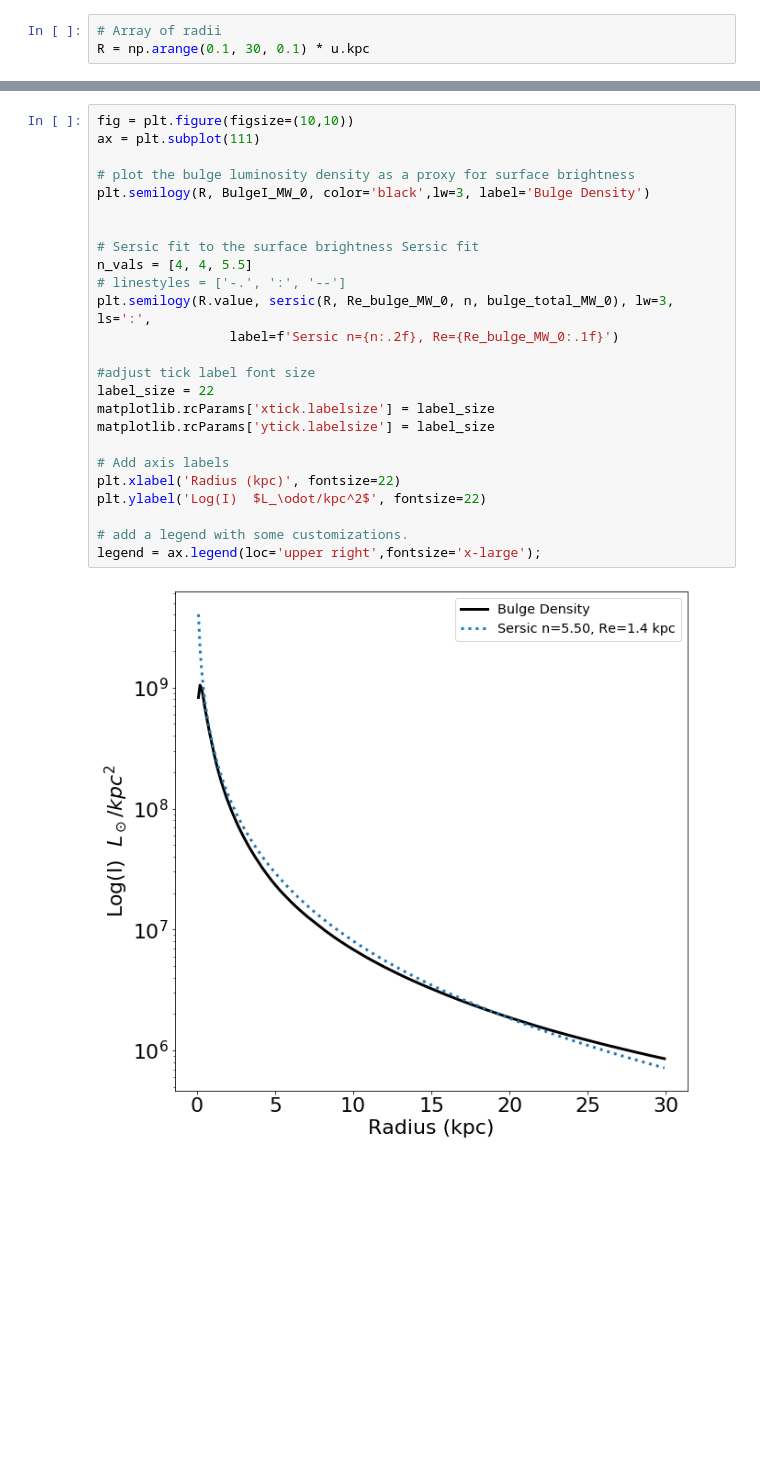
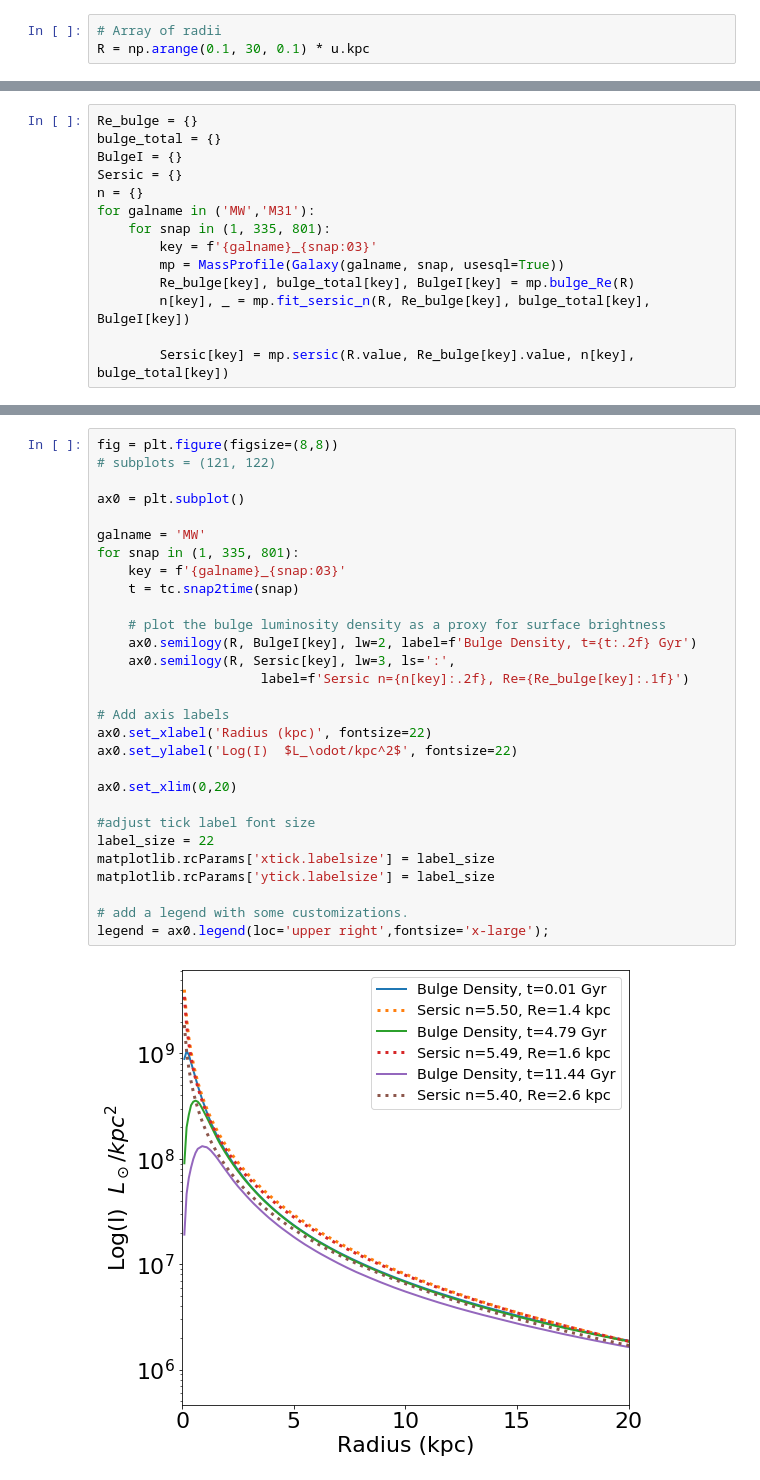
Before and after one commit to colinleach/400B_Leach, a Jupyter notebook: Project/notebooks/sersic.ipynb, the cells around one changed output, grey strips where cells are left out. Cells and saved outputs as stored; diff of their text form; blank space fills up the shorter version.

Commit message:
added code and report bit on bulges

```diff
--- a/Project/notebooks/sersic.ipynb
+++ b/Project/notebooks/sersic.ipynb
@@ -45,0 +124,14 @@ MW 0
+# %%
+Re_bulge = {}
+bulge_total = {}
+BulgeI = {}
+Sersic = {}
+n = {}
+for galname in ('MW','M31'):
+    for snap in (1, 335, 801):
+        key = f'{galname}_{snap:03}'
+        mp = MassProfile(Galaxy(galname, snap, usesql=True))
+        Re_bulge[key], bulge_total[key], BulgeI[key] = mp.bulge_Re(R)
+        n[key], _ = mp.fit_sersic_n(R, Re_bulge[key], bulge_total[key], BulgeI[key])
+
+        Sersic[key] = mp.sersic(R.value, Re_bulge[key].value, n[key], bulge_total[key])
@@ -46,27 +140,31 @@ MW 0
 # %%
-fig = plt.figure(figsize=(10,10))
-ax = plt.subplot(111)
+fig = plt.figure(figsize=(8,8))
+# subplots = (121, 122)
 
-# plot the bulge luminosity density as a proxy for surface brightness
-plt.semilogy(R, BulgeI_MW_0, color='black',lw=3, label='Bulge Density')
+ax0 = plt.subplot()
 
+galname = 'MW'
+for snap in (1, 335, 801):
+    key = f'{galname}_{snap:03}'
+    t = tc.snap2time(snap)
 
-# Sersic fit to the surface brightness Sersic fit
-n_vals = [4, 4, 5.5]
-# linestyles = ['-.', ':', '--']
-plt.semilogy(R.value, sersic(R, Re_bulge_MW_0, n, bulge_total_MW_0), lw=3, ls=':',
-                 label=f'Sersic n={n:.2f}, Re={Re_bulge_MW_0:.1f}')
+    # plot the bulge luminosity density as a proxy for surface brightness
+    ax0.semilogy(R, BulgeI[key], lw=2, label=f'Bulge Density, t={t:.2f} Gyr')
+    ax0.semilogy(R, Sersic[key], lw=3, ls=':',
+                     label=f'Sersic n={n[key]:.2f}, Re={Re_bulge[key]:.1f}')
+
+# Add axis labels
+ax0.set_xlabel('Radius (kpc)', fontsize=22)
+ax0.set_ylabel('Log(I)  $L_\odot/kpc^2$', fontsize=22)
+
+ax0.set_xlim(0,20)
 
 #adjust tick label font size
 label_size = 22
 matplotlib.rcParams['xtick.labelsize'] = label_size
 matplotlib.rcParams['ytick.labelsize'] = label_size
 
-# Add axis labels
-plt.xlabel('Radius (kpc)', fontsize=22)
-plt.ylabel('Log(I)  $L_\odot/kpc^2$', fontsize=22)
-
 # add a legend with some customizations.
-legend = ax.legend(loc='upper right',fontsize='x-large');
+legend = ax0.legend(loc='upper right',fontsize='x-large');
 # %% [output]
-[figure, old version]
+[figure, new version]
```
Also changed, not shown: parts of 18 cells of this notebook, 52 other files.
